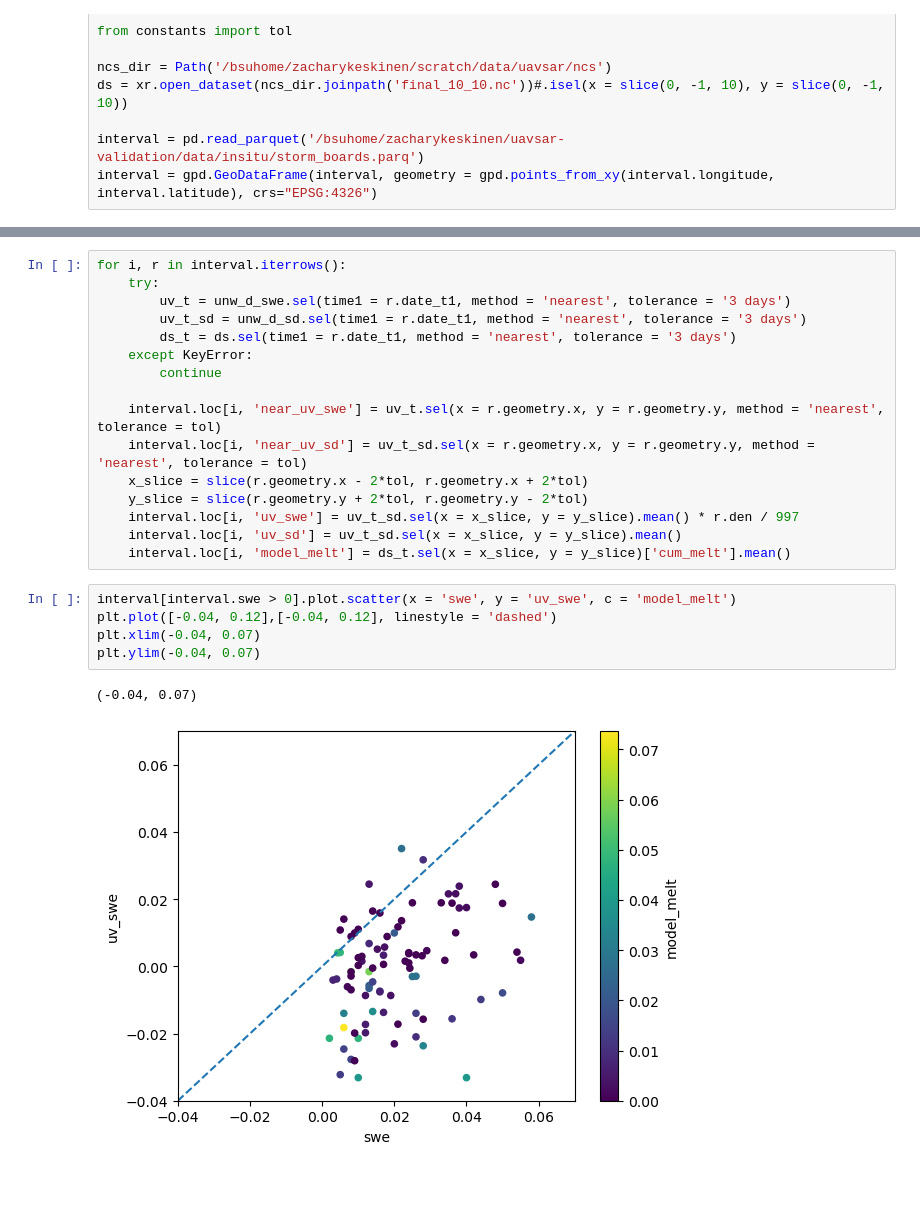
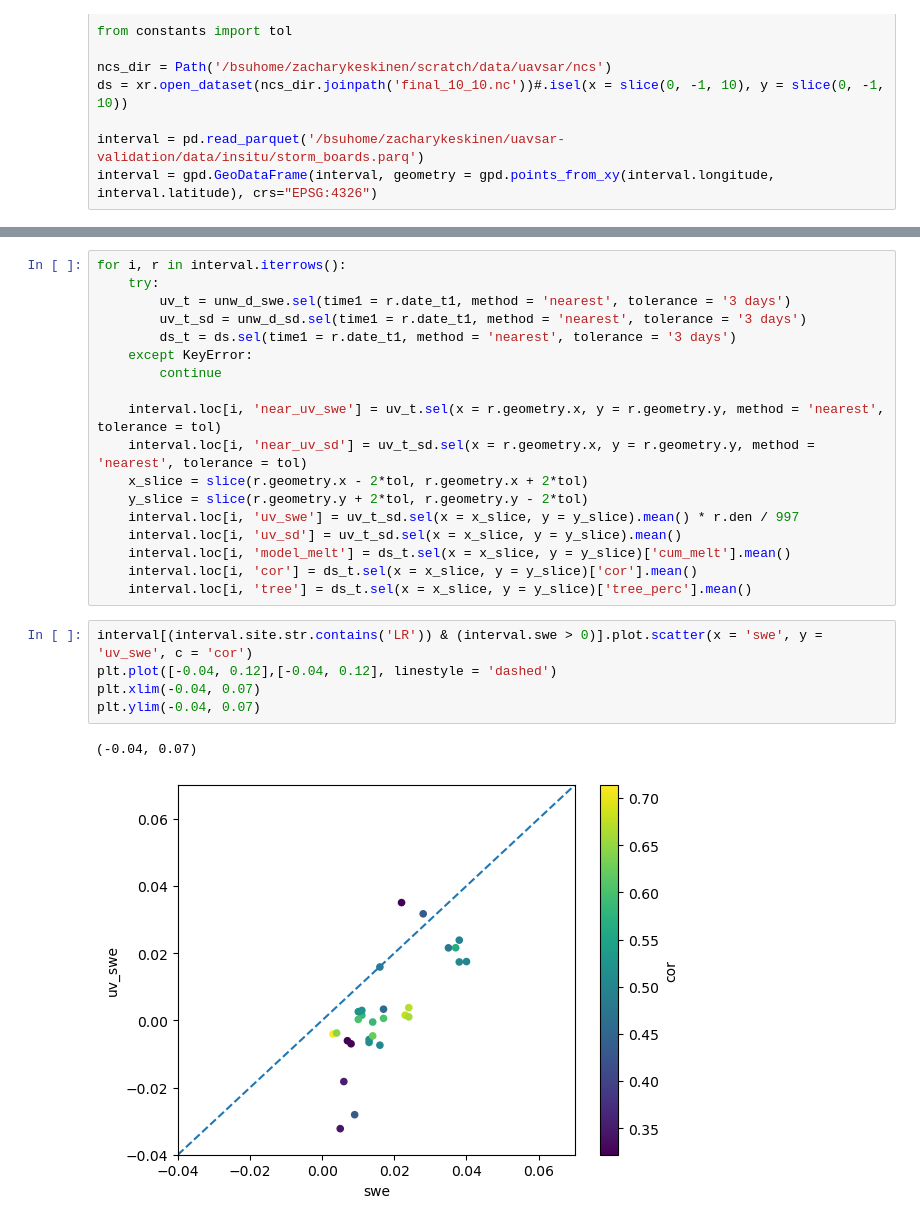
Before and after one commit to ZachHoppinen/uavsar-validation, a Jupyter notebook: src/compare/interval/main_interval.ipynb, the cells around one changed output, grey strips where cells are left out. Cells and saved outputs as stored; diff of their text form; blank space fills up the shorter version.

Commit message:
interval data

```diff
--- a/src/compare/interval/main_interval.ipynb
+++ b/src/compare/interval/main_interval.ipynb
@@ -69,11 +57,13 @@ for i, r in interval.iterrows():
     interval.loc[i, 'uv_swe'] = uv_t_sd.sel(x = x_slice, y = y_slice).mean() * r.den / 997
     interval.loc[i, 'uv_sd'] = uv_t_sd.sel(x = x_slice, y = y_slice).mean()
     interval.loc[i, 'model_melt'] = ds_t.sel(x = x_slice, y = y_slice)['cum_melt'].mean()
+    interval.loc[i, 'cor'] = ds_t.sel(x = x_slice, y = y_slice)['cor'].mean()
+    interval.loc[i, 'tree'] = ds_t.sel(x = x_slice, y = y_slice)['tree_perc'].mean()
 # %%
-interval[interval.swe > 0].plot.scatter(x = 'swe', y = 'uv_swe', c = 'model_melt')
+interval[(interval.site.str.contains('LR')) & (interval.swe > 0)].plot.scatter(x = 'swe', y = 'uv_swe', c = 'cor')
 plt.plot([-0.04, 0.12],[-0.04, 0.12], linestyle = 'dashed')
 plt.xlim(-0.04, 0.07)
 plt.ylim(-0.04, 0.07)
 # %% [output]
 (-0.04, 0.07)
-[figure, old version]
+[figure, new version]
```
Also changed, not shown: parts of 6 cells of this notebook, 14 other files.
